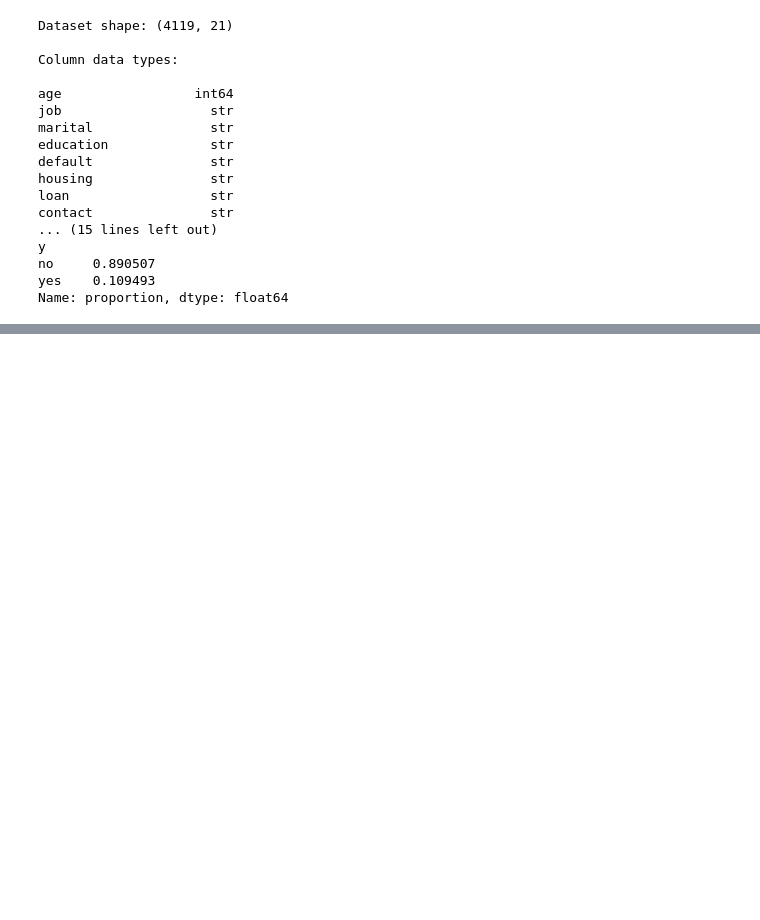
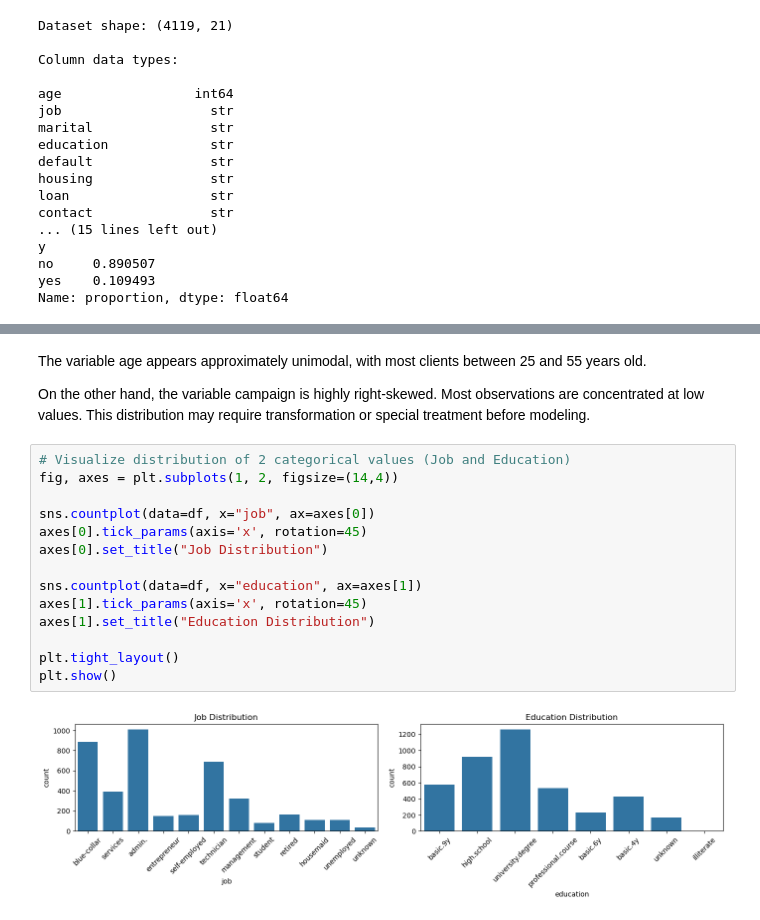
Before and after one commit to joseBouza17/ML-fundamentals-2026, a Jupyter notebook: notebooks/assignment_1_jose_bouza_femenia.ipynb, the cells around one changed output, grey strips where cells are left out. Saved outputs shown, nothing was run; the diff lists cells and outputs as text; blank space fills up the shorter version.

```diff
--- a/notebooks/assignment_1_jose_bouza_femenia.ipynb
+++ b/notebooks/assignment_1_jose_bouza_femenia.ipynb
@@ -73,0 +141,20 @@ Name: proportion, dtype: float64
+# %% [markdown]
+The variable age appears approximately unimodal, with most clients between 25 and 55 years old.
+
+On the other hand, the variable campaign is highly right-skewed. Most observations are concentrated at low values. This distribution may require transformation or special treatment before modeling.
+# %%
+# Visualize distribution of 2 categorical values (Job and Education)
+fig, axes = plt.subplots(1, 2, figsize=(14,4))
+
+sns.countplot(data=df, x="job", ax=axes[0])
+axes[0].tick_params(axis='x', rotation=45)
+axes[0].set_title("Job Distribution")
+
+sns.countplot(data=df, x="education", ax=axes[1])
+axes[1].tick_params(axis='x', rotation=45)
+axes[1].set_title("Education Distribution")
+
+plt.tight_layout()
+plt.show()
+# %% [output]
+[figure, added]
```
Also changed, not shown: parts of 12 cells of this notebook.
